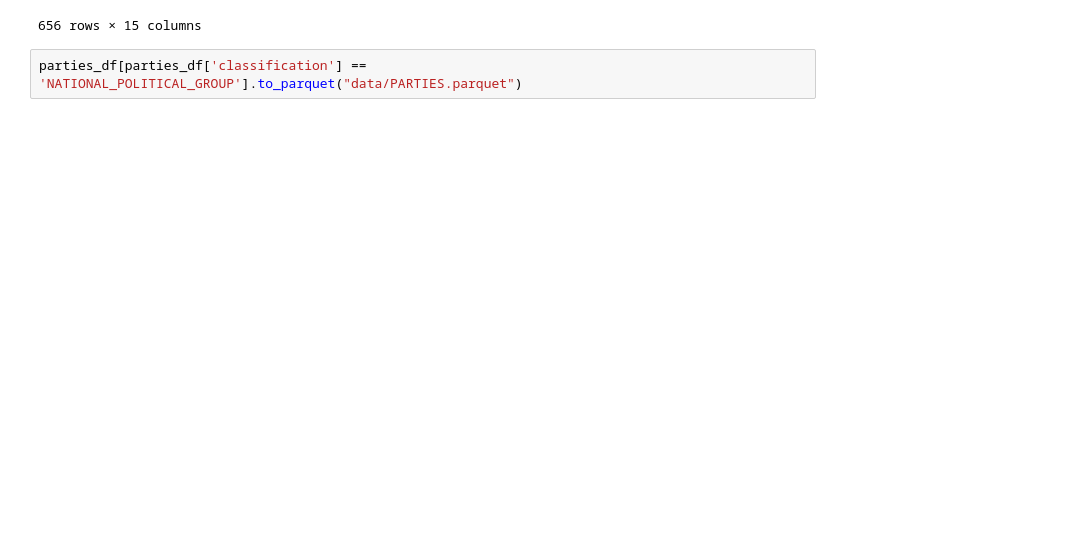
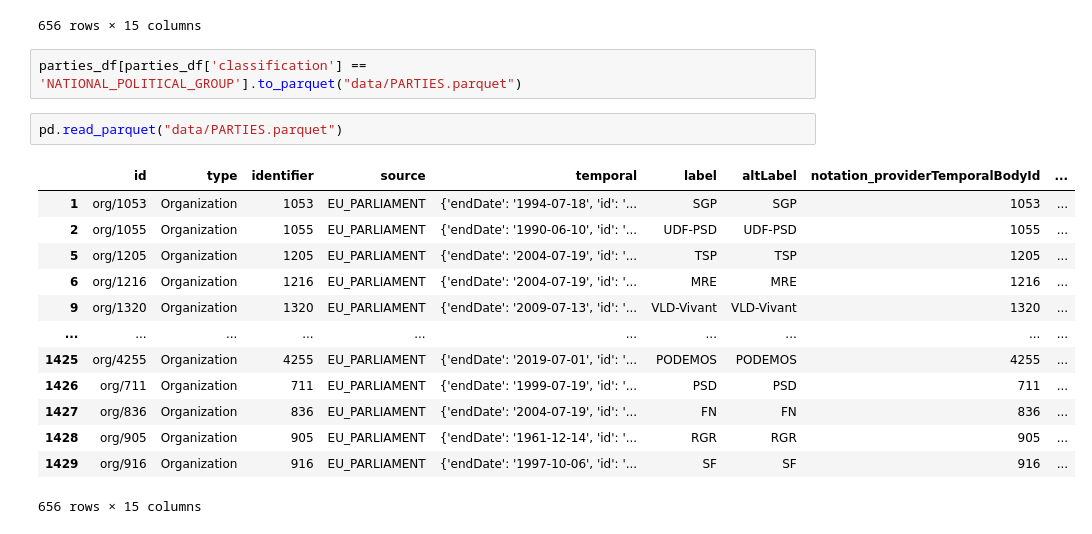
Before and after one commit to derkleinejakob/dataliteracy25, a Jupyter notebook: party_mappings.ipynb, the cells around one changed output. Drawn from its saved outputs; the diff is of its cells as text; blank space fills up the shorter version.

```diff
--- a/party_mappings.ipynb
+++ b/party_mappings.ipynb
@@ -345,3 +260,19 @@ parties_df[parties_df['classification'] == 'NATIONAL_POLITICAL_GROUP']
 656 rows × 15 columns
 # %%
 parties_df[parties_df['classification'] == 'NATIONAL_POLITICAL_GROUP'].to_parquet("data/PARTIES.parquet")
+# %%
+pd.read_parquet("data/PARTIES.parquet")
+# %% [output]
+|  | id | type | identifier | source | temporal | label | altLabel | notation_providerTemporalBodyId | ... |
+| 1 | org/1053 | Organization | 1053 | EU_PARLIAMENT | {'endDate': '1994-07-18', 'id': '... | SGP | SGP | 1053 | ... |
+| 2 | org/1055 | Organization | 1055 | EU_PARLIAMENT | {'endDate': '1990-06-10', 'id': '... | UDF-PSD | UDF-PSD | 1055 | ... |
+| 5 | org/1205 | Organization | 1205 | EU_PARLIAMENT | {'endDate': '2004-07-19', 'id': '... | TSP | TSP | 1205 | ... |
+| 6 | org/1216 | Organization | 1216 | EU_PARLIAMENT | {'endDate': '2004-07-19', 'id': '... | MRE | MRE | 1216 | ... |
+| 9 | org/1320 | Organization | 1320 | EU_PARLIAMENT | {'endDate': '2009-07-13', 'id': '... | VLD-Vivant | VLD-Vivant | 1320 | ... |
+| ... | ... | ... | ... | ... | ... | ... | ... | ... | ... |
+| 1425 | org/4255 | Organization | 4255 | EU_PARLIAMENT | {'endDate': '2019-07-01', 'id': '... | PODEMOS | PODEMOS | 4255 | ... |
+| 1426 | org/711 | Organization | 711 | EU_PARLIAMENT | {'endDate': '1999-07-19', 'id': '... | PSD | PSD | 711 | ... |
+| 1427 | org/836 | Organization | 836 | EU_PARLIAMENT | {'endDate': '2004-07-19', 'id': '... | FN | FN | 836 | ... |
+| 1428 | org/905 | Organization | 905 | EU_PARLIAMENT | {'endDate': '1961-12-14', 'id': '... | RGR | RGR | 905 | ... |
+| 1429 | org/916 | Organization | 916 | EU_PARLIAMENT | {'endDate': '1997-10-06', 'id': '... | SF | SF | 916 | ... |
+656 rows × 15 columns
```
Also changed, not shown: parts of 30 cells of this notebook, 5 other files.
